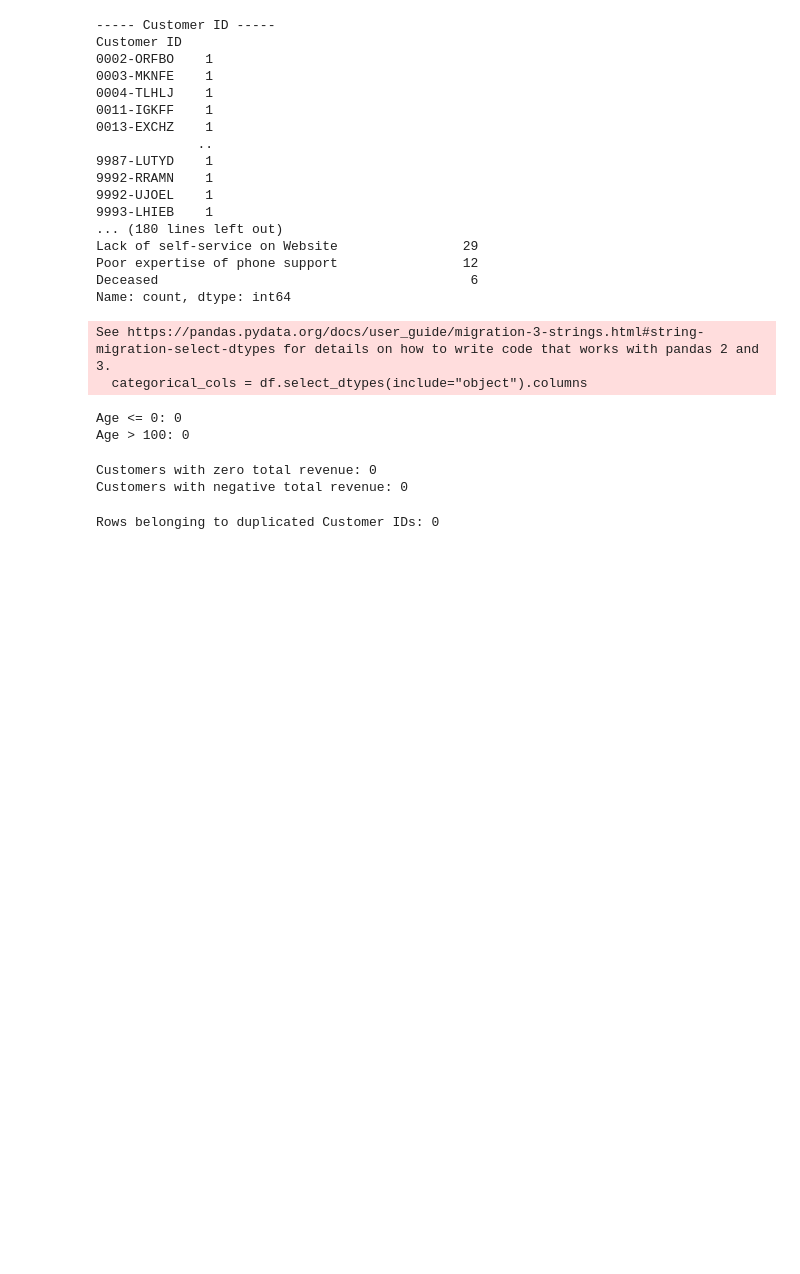
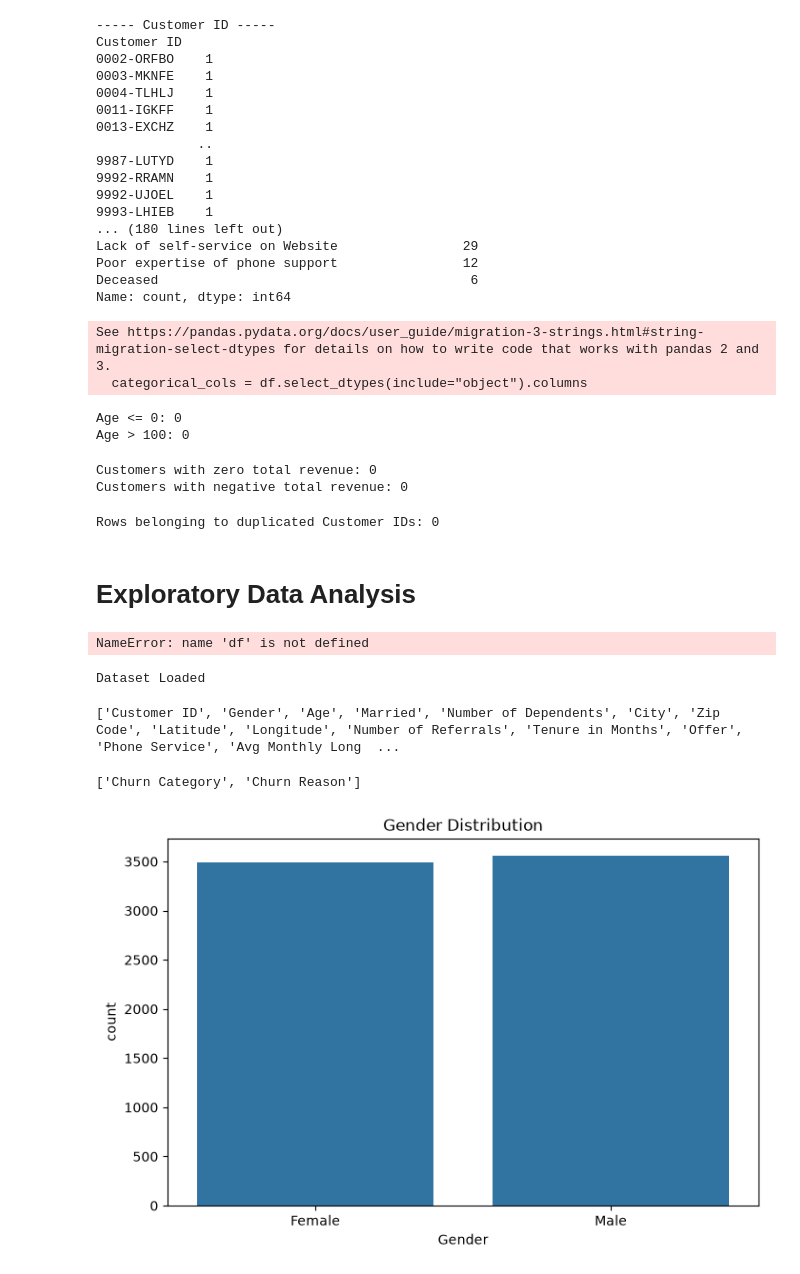
Before and after one commit to ngg1016/ENGE707-2026-S2-Low-Battery, a Jupyter notebook: notebooks/Telecom_AI.ipynb, the cells around one changed output. Drawn from its saved outputs; the diff is of its cells as text; code cells hidden in the pictures; blank space fills up the shorter version.

Commit message:
Added exploratory data analysis findings

```diff
--- a/notebooks/Telecom_AI.ipynb
+++ b/notebooks/Telecom_AI.ipynb
@@ -181,3 +181,40 @@ print("Rows belonging to duplicated Customer IDs:", len(duplicate_ids))
 # We checked for identical rows before but this checks for identical customer IDs in the event of a data entry mistake or duplicated and mismatched records.
 # %% [output]
 Rows belonging to duplicated Customer IDs: 0
+# %% [markdown]
+# Exploratory Data Analysis
+# %%
+[col for col in df.columns if "Churn" in col]
+# %% [output]
+NameError: name 'df' is not defined
+# %%
+import pandas as pd
+
+df = pd.read_csv("../data/telecom_customer_churn.csv")
+
+print("Dataset Loaded")
+# %% [output]
+Dataset Loaded
+# %%
+print(df.columns.tolist())
+# %% [output]
+['Customer ID', 'Gender', 'Age', 'Married', 'Number of Dependents', 'City', 'Zip Code', 'Latitude', 'Longitude', 'Number of Referrals', 'Tenure in Months', 'Offer', 'Phone Service', 'Avg Monthly Long  ...
+# %%
+[col for col in df.columns if "Churn" in col]
+# %% [output]
+['Churn Category', 'Churn Reason']
+# %%
+import seaborn as sns
+import matplotlib.pyplot as plt
+
+plt.figure(figsize=(8,5))
+
+sns.countplot(
+    x="Gender",
+    data=df
+)
+
+plt.title("Gender Distribution")
+plt.show()
+# %% [output]
+[figure, added]
```
Also changed, not shown: parts of 2 cells of this notebook, 1 other file.
